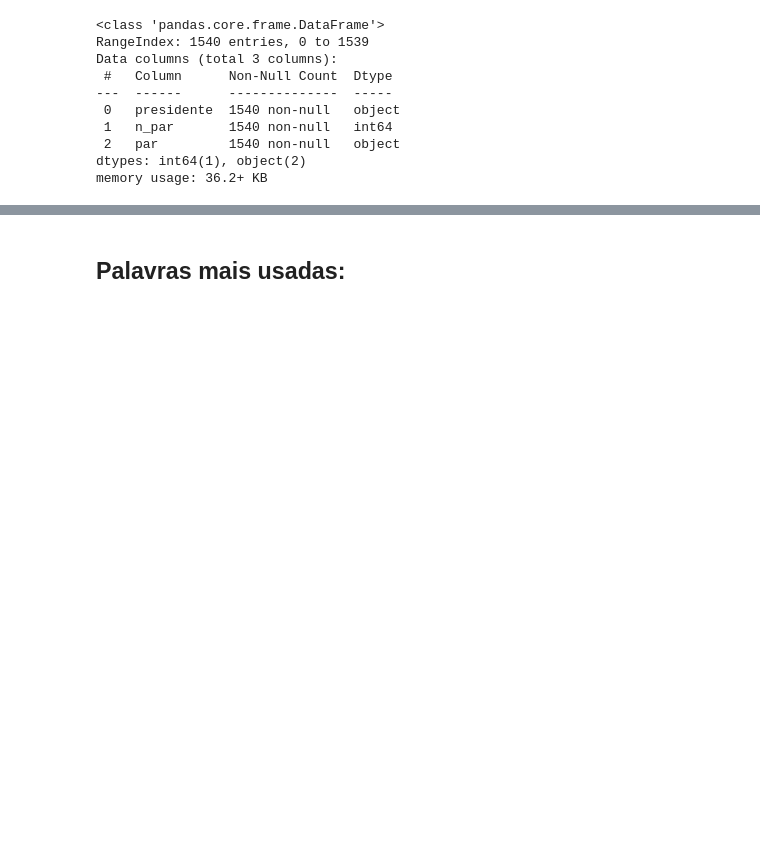
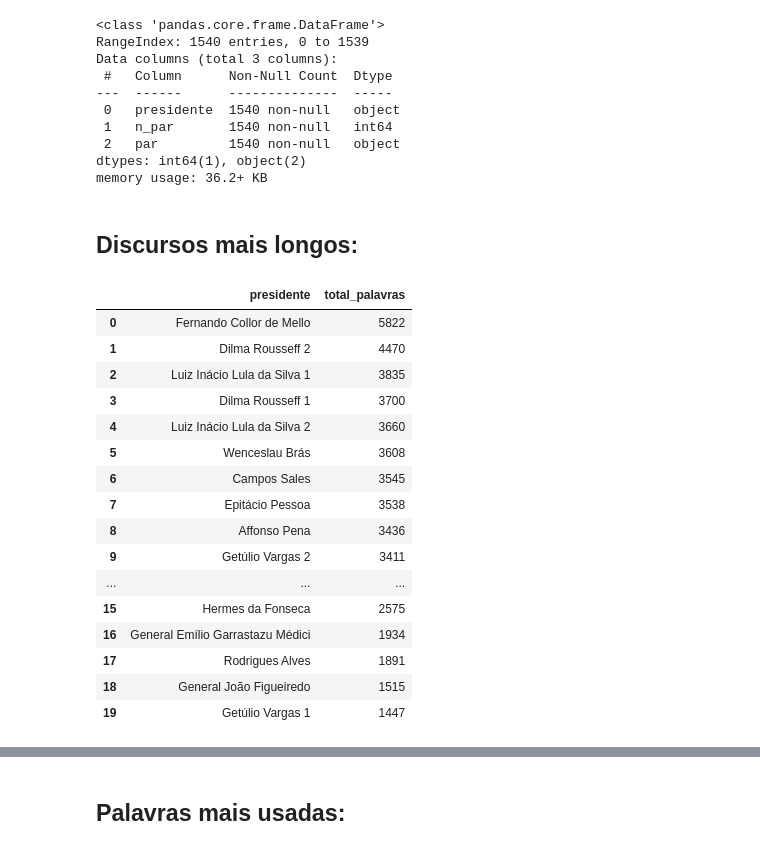
Before and after one commit to PhysicTeacherCode/Brazil-President-s-Speeches-Analysis, a Jupyter notebook: notebooks/01-exploratory.ipynb, the cells around one changed output, grey strips where cells are left out. Cells and saved outputs as stored; diff of their text form; code cells hidden in the pictures; blank space fills up the shorter version.

```diff
--- a/notebooks/01-exploratory.ipynb
+++ b/notebooks/01-exploratory.ipynb
@@ -54,3 +54,39 @@ Data columns (total 3 columns):
  2   par         1540 non-null   object
 dtypes: int64(1), object(2)
 memory usage: 36.2+ KB
+# %% [markdown]
+## Discursos mais longos:
+# %%
+query = """
+SELECT presidente, count(*) AS total_palavras
+FROM (
+         SELECT presidente,
+             n_par,
+             unnest(string_to_array(lower(regexp_replace(par, '[^a-zA-Záéíóúãõçü ]', '', 'g')), ' ')) AS palavra
+         FROM speeches
+) AS t
+WHERE palavra != ''
+GROUP BY presidente
+ORDER BY total_palavras DESC;
+"""
+
+df = pd.read_sql(query, engine)
+df.head(20)
+# %% [output]
+|  | presidente | total_palavras |
+| 0 | Fernando Collor de Mello | 5822 |
+| 1 | Dilma Rousseff 2 | 4470 |
+| 2 | Luiz Inácio Lula da Silva 1 | 3835 |
+| 3 | Dilma Rousseff 1 | 3700 |
+| 4 | Luiz Inácio Lula da Silva 2 | 3660 |
+| 5 | Wenceslau Brás | 3608 |
+| 6 | Campos Sales | 3545 |
+| 7 | Epitácio Pessoa | 3538 |
+| 8 | Affonso Pena | 3436 |
+| 9 | Getúlio Vargas 2 | 3411 |
+| ... | ... | ... |
+| 15 | Hermes da Fonseca | 2575 |
+| 16 | General Emílio Garrastazu Médici | 1934 |
+| 17 | Rodrigues Alves | 1891 |
+| 18 | General João Figueiredo | 1515 |
+| 19 | Getúlio Vargas 1 | 1447 |
```
Also changed, not shown: parts of 4 cells of this notebook.
